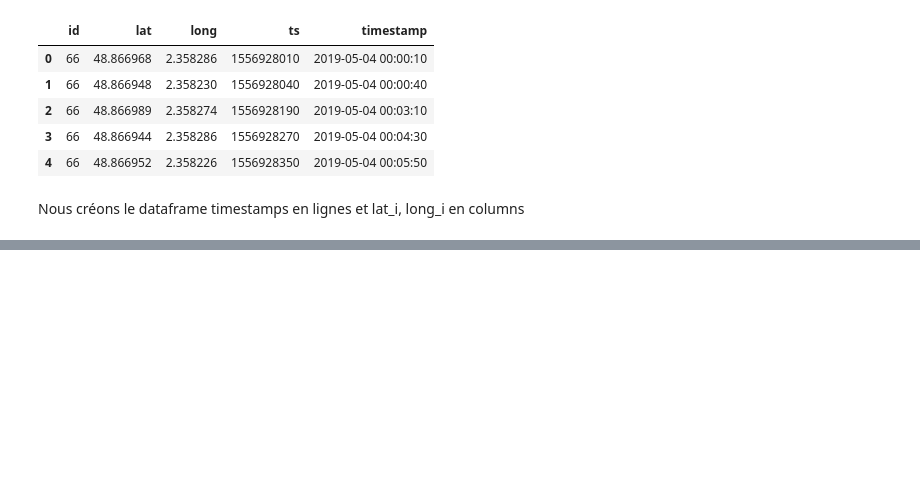
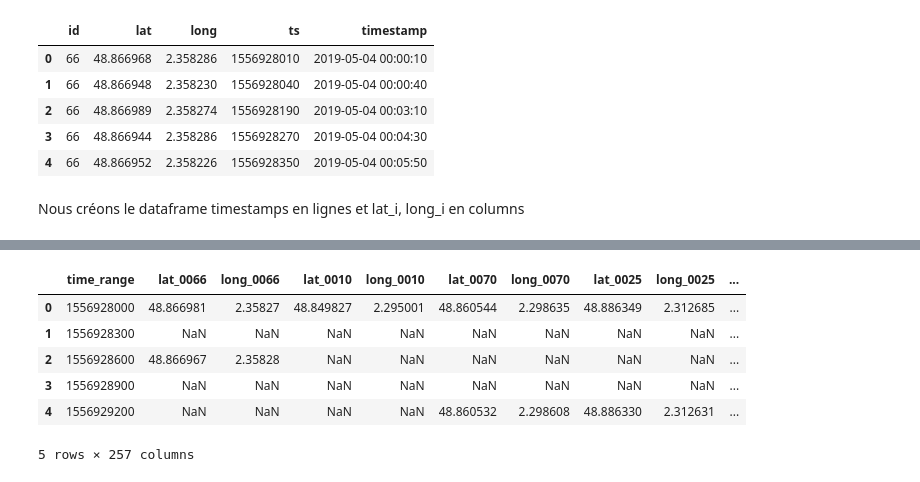
Before and after one commit to jeremycombe/technical_test, a Jupyter notebook: technical test.ipynb, the cells around one changed output, grey strips where cells are left out. Cells and saved outputs as stored; diff of their text form; code cells hidden in the pictures; blank space fills up the shorter version.

```diff
--- a/technical test.ipynb
+++ b/technical test.ipynb
@@ -780,0 +801,45 @@ df = create_df_ts_in_function_gps(df_merged)
+# %%
+# Nous créons un array contenant les timestamps séparés de 5 min
+
+def get_index_5_min_range(df):
+
+    min_ = df['time_range'].min()
+    max_ = df['time_range'].max()
+
+    range_5_min = []
+    range_5_min.append(min_)
+
+    i = min_.copy()
+
+    while i <= max_:
+
+        i = i + 5*60
+
+        if i > max_:
+
+            break
+
+        else:
+
+            range_5_min.append(i)
+
+    return range_5_min
+
+range_5_min = get_index_5_min_range(df_range_5_min)
+# %%
+# Création du nouveau data frame avec des timestamps toutes les 5 min
+
+df_range_5_min = df.copy()
+df_final_range_5_min = df_range_5_min[df_range_5_min['time_range'].isin(range_5_min)]
+df_final_range_5_min.sort_values(by = 'time_range', inplace = True)
+df_final_range_5_min.reset_index(drop = True, inplace = True)
+# %%
+df_final_range_5_min.head()
+# %% [output]
+|  | time_range | lat_0066 | long_0066 | lat_0010 | long_0010 | lat_0070 | long_0070 | lat_0025 | long_0025 | ... |
+| 0 | 1556928000 | 48.866981 | 2.35827 | 48.849827 | 2.295001 | 48.860544 | 2.298635 | 48.886349 | 2.312685 | ... |
+| 1 | 1556928300 | NaN | NaN | NaN | NaN | NaN | NaN | NaN | NaN | ... |
+| 2 | 1556928600 | 48.866967 | 2.35828 | NaN | NaN | NaN | NaN | NaN | NaN | ... |
+| 3 | 1556928900 | NaN | NaN | NaN | NaN | NaN | NaN | NaN | NaN | ... |
+| 4 | 1556929200 | NaN | NaN | NaN | NaN | 48.860532 | 2.298608 | 48.886330 | 2.312631 | ... |
+5 rows × 257 columns
```
Also changed, not shown: parts of 5 cells of this notebook, 1 other file.
